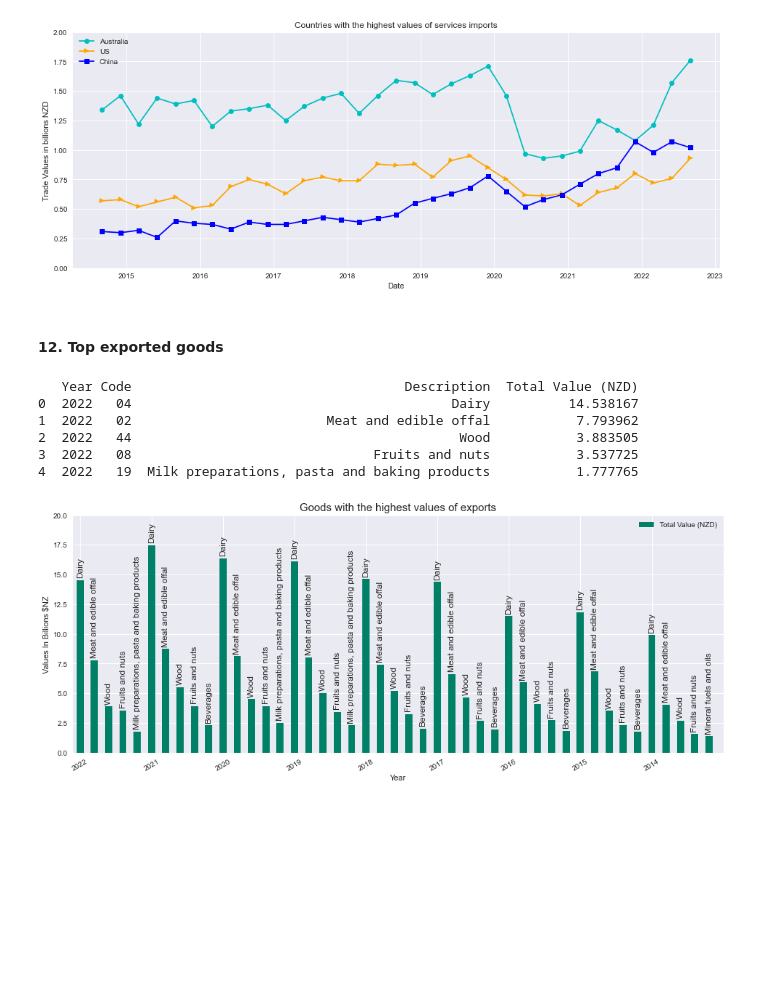
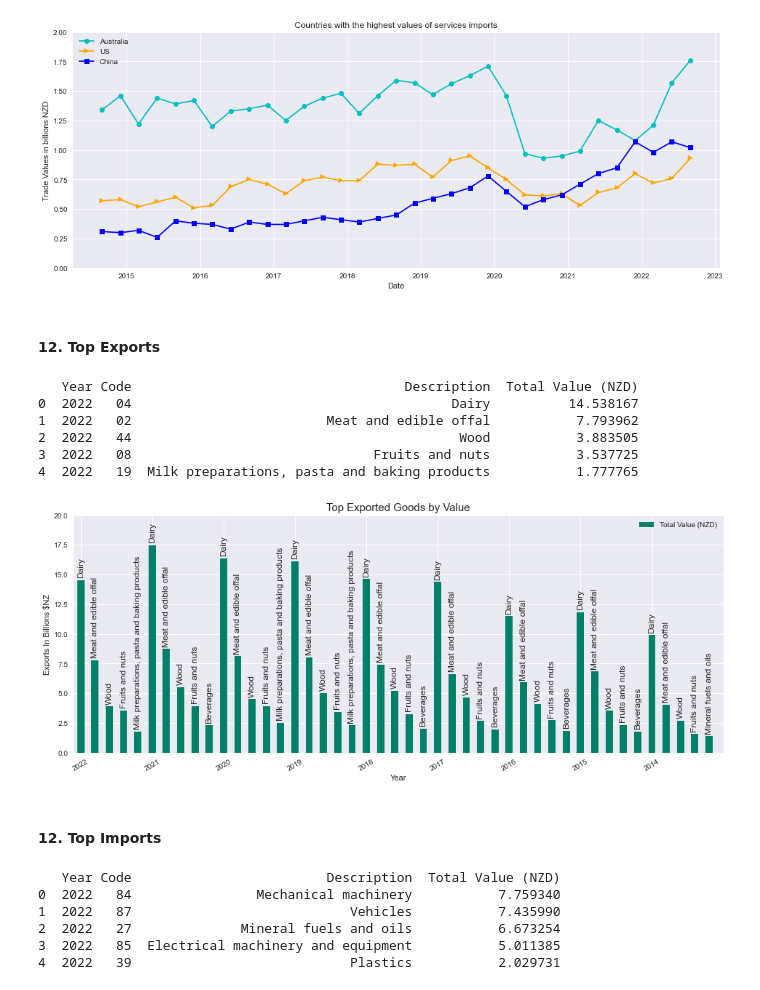
Before and after one commit to lilianasku/Time-series-analysis, a Jupyter notebook: notebooks/TradeData_Eda.ipynb, the cells around one changed output. Cells and saved outputs as stored; diff of their text form; code cells hidden in the pictures; blank space fills up the shorter version.

```diff
--- a/notebooks/TradeData_Eda.ipynb
+++ b/notebooks/TradeData_Eda.ipynb
@@ -454,7 +454,7 @@ plt.show()
 # %% [output]
 [figure]
 # %% [markdown]
-#### 12. Top exported goods
+#### 12. Top Exports
 # %%
 #exports and imports per product
 goods_exports_product_total = df[(df['Account']=='Exports') & (df['Category']=='Goods')  & (df['Code']!='00') & (df['Country']!='Total all countries')]
@@ -484,22 +484,24 @@ print(dfprod5.head(5))
 3  2022   08                               Fruits and nuts           3.537725
 4  2022   19  Milk preparations, pasta and baking products           1.777765
 # %%
-#Countries with the highest values of goods imports between 2015 and 2022
+#Countries with the highest values of exports between 2015 and 2022
 dfprod5.set_index('Year', inplace = True)
 
 color_map=plt.cm.get_cmap('summer')
 dfprod5.plot(kind='bar', color=color_map(np.linspace(0, 1, len(dfprod5))))
 
 for i in range(len(dfprod5)):
    plt.text(i, dfprod5['Total Value (NZD)'][i] + 0.2, dfprod5['Description'][i], ha='center', va='bottom', rotation='vertical', fontsize = 'large')
 
 plt.xticks(rotation=30, horizontalalignment='center')
 plt.xticks(np.arange(0, len(dfprod5.index)+1, 5))
-plt.title('Goods with the highest values of exports', fontsize=15)
+plt.title('Top Exported Goods by Value', fontsize=15)
 plt.xlabel('Year')
 plt.ylim(0,20)
 
-plt.ylabel('Values In Billions $NZ')
+plt.ylabel('Exports In Billions $NZ')
 plt.show()
 # %% [output]
-[figure, old version]
+[figure, new version]
+# %% [markdown]
+#### 12. Top Imports
@@ -505,0 +518,14 @@ plt.show()
+# %%
+#separate multi-index column and extract the top 5 imports for each year
+dfprod4.reset_index(inplace=True)
+
+dfprod6 = dfprod4.groupby('Year').head(5).reset_index(drop=True)
+
+print(dfprod6.head(5))
+# %% [output]
+   Year Code                         Description  Total Value (NZD)
+0  2022   84                Mechanical machinery           7.759340
+1  2022   87                            Vehicles           7.435990
+2  2022   27              Mineral fuels and oils           6.673254
+3  2022   85  Electrical machinery and equipment           5.011385
+4  2022   39                            Plastics           2.029731
```
Also changed, not shown: parts of 5 cells of this notebook.
